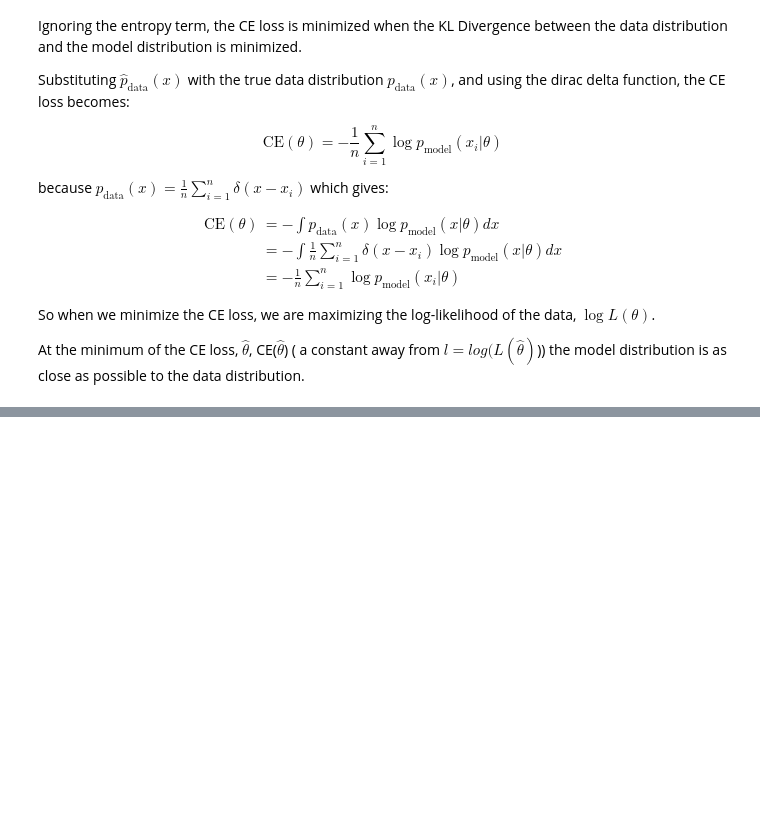
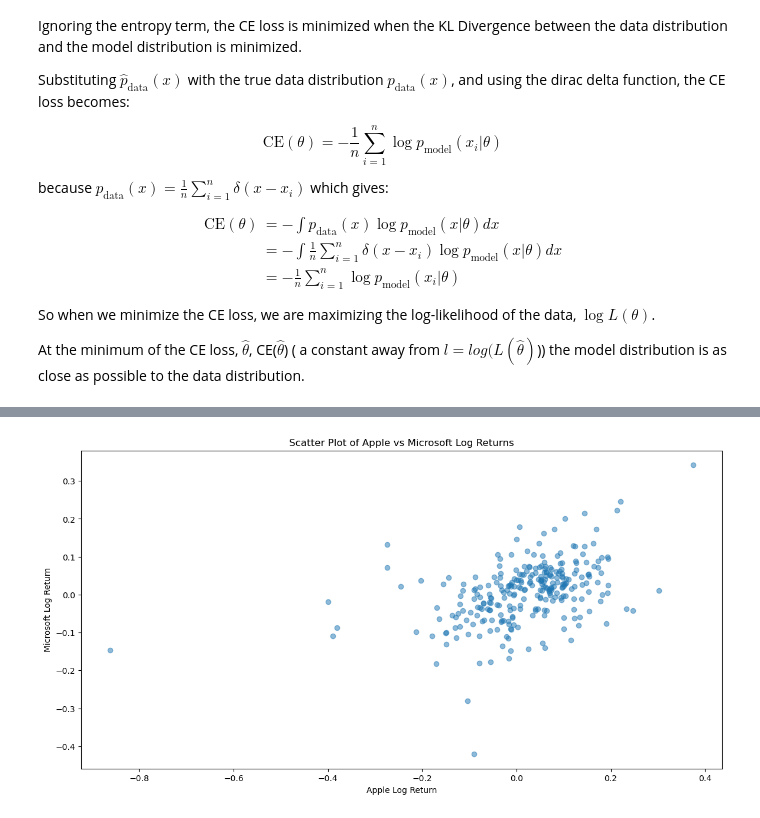
Before and after one commit to project-delphi/gan-tutorial, a Jupyter notebook: notebooks/mle.ipynb, the cells around one changed output, grey strips where cells are left out. Drawn from its saved outputs; the diff is of its cells as text; code cells hidden in the pictures; blank space fills up the shorter version.

```diff
--- a/notebooks/mle.ipynb
+++ b/notebooks/mle.ipynb
@@ -96,0 +167,9 @@ At the minimum of the CE loss, $\hat{\theta}$, CE($\hat{\theta}$) ( a constant a
+# %%
+plt.figure(figsize=(14, 7))
+plt.scatter(apple['Log Return'], microsoft['Log Return'], alpha=0.5)
+plt.title('Scatter Plot of Apple vs Microsoft Log Returns')
+plt.xlabel('Apple Log Return')
+plt.ylabel('Microsoft Log Return')
+plt.show()
+# %% [output]
+[figure, added]
```
Also changed, not shown: parts of 13 cells of this notebook, 7 other files.
